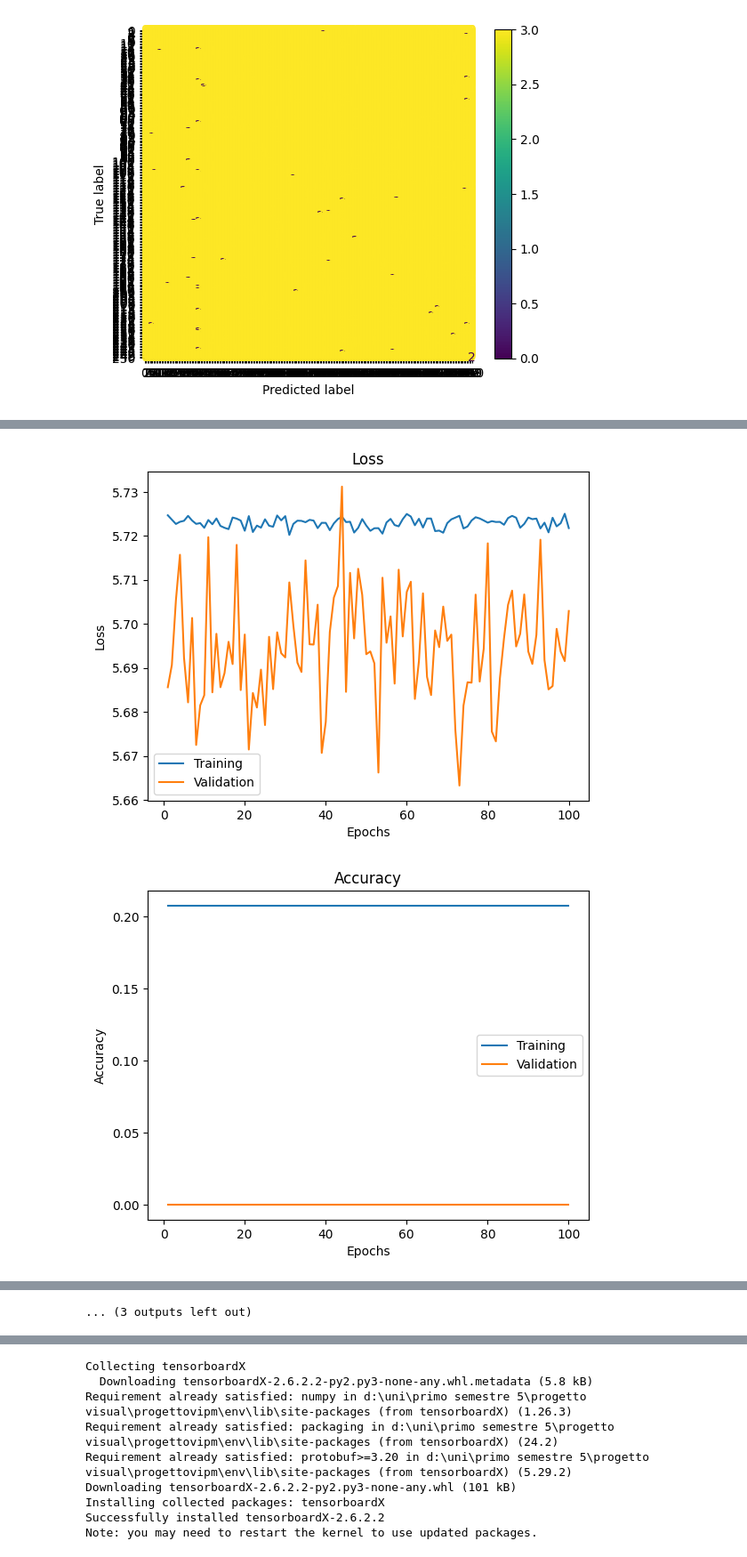
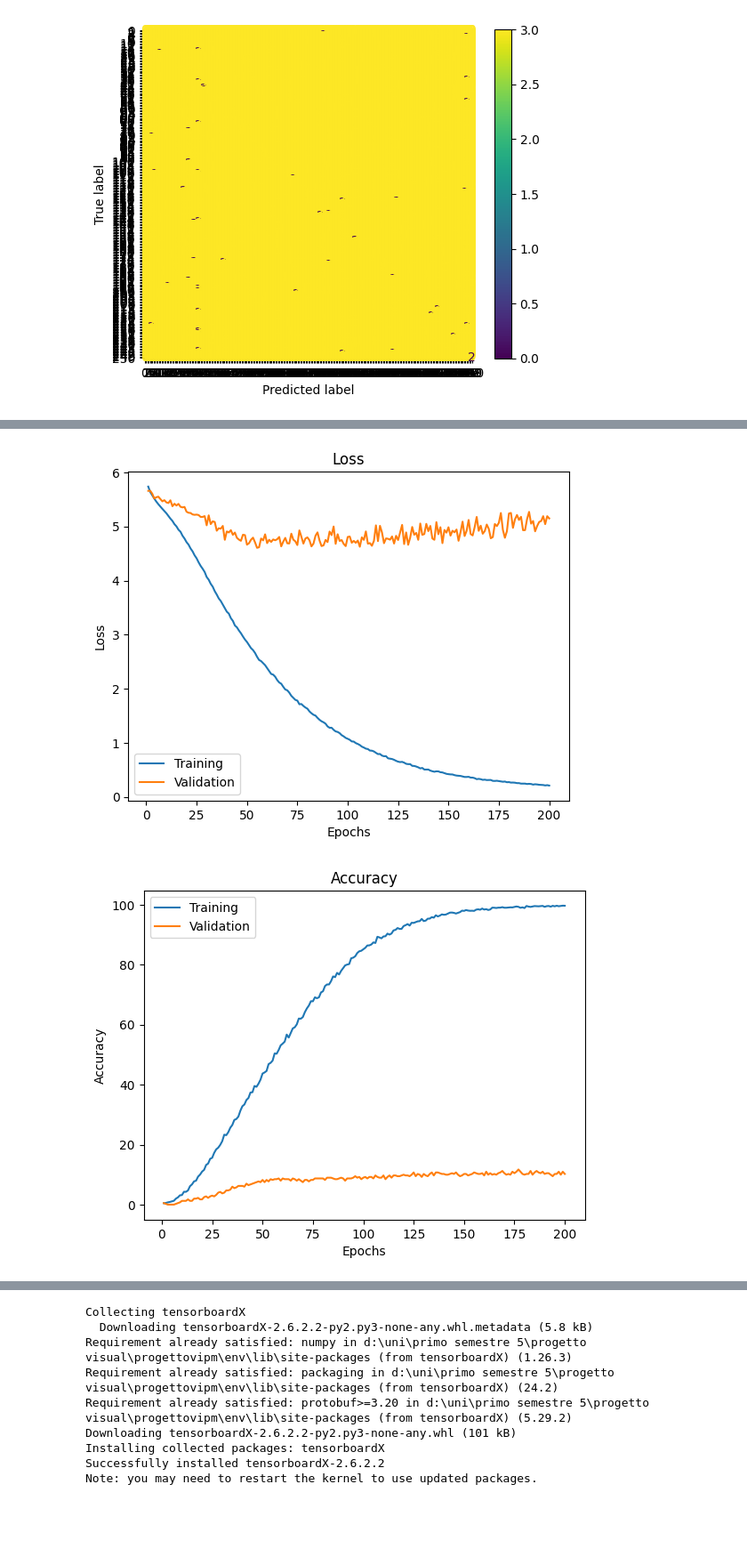
Before and after one commit to Adri261/progettoVIPM, a Jupyter notebook: Transfer_Learning/transfer-learning-with-alexnet.ipynb, the cells around one changed output, grey strips where cells are left out. Shown at 89% size. Saved outputs shown, nothing was run; the diff lists cells and outputs as text; code cells hidden in the pictures; blank space fills up the shorter version.

```diff
--- a/Transfer_Learning/transfer-learning-with-alexnet.ipynb
+++ b/Transfer_Learning/transfer-learning-with-alexnet.ipynb
@@ -114,7 +114,7 @@ Original classification layers:AlexNet(
 # %%
 # t sta per "tensor", ovvero il vettore sulla gpu, mentre "n" sta per "numpy", ovvero il vettore sulla cpu
 
-linear_layers_to_remove = 1
+linear_layers_to_remove = 3
 X_train_ale_t, X_train_ale_n, y_train, X_test_ale_t, X_test_ale_n, y_test, fine_tune_layers, modified_net = extract_features(train_set=datasets.TRAINING_80,
                                                                                             test_set=datasets.VALIDATION_20,
                                                                                             network=chosen_net,
@@ -266,11 +265,11 @@ model = deepcopy(fine_tune_layers)
 
 optimizer = torch.optim.SGD(model.parameters(), lr=0.001, momentum=0.9)
 
-n_epochs = 100
+n_epochs = 200
 batch_size = 128
 k_for_accuracy = 10
 
-stratified_kFold = True
+stratified_kFold = False
 
 if stratified_kFold:
     dataloaders = dataloader_stratified_kfold(dataset=datasets.TRAINING_80, k=5, network_input_size=227, batch_size=1, shuffle=False, cuda=True, transform=None, y_cuda=None)
@@ -286,7 +285,12 @@ if stratified_kFold:
         val_loader = train_val_loader[1]
         x_train, y_train = extract_features_from_dataloader(loader=train_loader, out_features = 4096,transfer_network=modified_net, dataset_type="labelled")
         x_val, y_val = extract_features_from_dataloader(loader=val_loader, out_features = 4096,transfer_network=modified_net, dataset_type="labelled")
-        trained_model, losses, accuracies, k_accuracies = fine_tune_network_layers(cuda=cuda, model=model, x_train =x_train, y_train=y_train, n_epochs=n_epochs,
+
+        fold_net = deepcopy(model)
+
+        fold_net = torch.optim.SGD(model.parameters(), lr=0.001, momentum=0.9)
+
+        trained_model, losses, accuracies, k_accuracies = fine_tune_network_layers(cuda=cuda, model=fold_net, x_train =x_train, y_train=y_train, n_epochs=n_epochs,
                                                                                  batch_size=batch_size,loss_function=loss_function, optimizer=optimizer, k_for_accuracy= k_for_accuracy)
         # trained_models[i] = trained_model
         # models_losses[i] = losses
@@ -299,6 +303,6 @@ if stratified_kFold:
         i += 1
         print("---------------------------------------------------------")
 else:
-    trained_model, losses, accuracies, k_accuracies = fine_tune_network_layers(cuda, model=model, x_train=X_train_ale_t, y_train=y_train, n_epochs=n_epochs,
+    trained_model, losses, accuracies, k_accuracies = fine_tune_network_layers(cuda, model=model, x_train=X_train_ale_t.cuda(), y_train=y_train, n_epochs=n_epochs,
                                                  batch_size=batch_size, loss_function=loss_function, optimizer=optimizer, k_for_accuracy= k_for_accuracy)
 # %% [output]
@@ -325,26 +326,26 @@ Validation Loss: 5.702827135721843, Accuracy: 0.9345794392523364%, 10-Accuracy:
 # %%
 
 def plot(history, type, model_name):
   x_plot = list(range(1,len(history)+1))
   plt.figure()
   plt.title(type)
   plt.xlabel('Epochs')
   plt.ylabel(type)
   plt.plot(x_plot, history[:,0])
   plt.plot(x_plot, history[:,1])
   plt.legend(['Training', 'Validation'])
   plt.savefig("./Transfer_Learning/models_plots/Alexnet/{}_{}.png".format(type,model_name))
 
 # print(losses)
 if stratified_kFold:
   for i in range(5):
-    plot(models_losses[i], "Loss", model_name="minus{}_100e_80_20_split_fold{}".format(linear_layers_to_remove, i+1))
-    plot(models_accuracies[i], "Accuracy", model_name="minus{}_100e_80_20_split_fold{}".format(linear_layers_to_remove,i+1))
-    plot(models_k_accuracies[i], f"{k_for_accuracy}-Accuracy", model_name="minus{}_100e_80_20_split_fold{}".format(linear_layers_to_remove,i+1))
+    plot(models_losses[i], "Loss", model_name="minus{}_{}e_80_20_split_fold{}".format(linear_layers_to_remove, n_epochs, i+1))
+    plot(models_accuracies[i], "Accuracy", model_name="minus{}_{}e_80_20_split_fold{}".format(linear_layers_to_remove, n_epochs, i+1))
+    plot(models_k_accuracies[i], f"{k_for_accuracy}-Accuracy", model_name="minus{}_{}e_80_20_split_fold{}".format(linear_layers_to_remove, n_epochs, i+1))
 else:
-  plot(losses, "Loss", model_name="minus{}_100e_80_20_split".format(linear_layers_to_remove))
-  plot(accuracies, "Accuracy", model_name="minus{}_100e_80_20_split".format(linear_layers_to_remove))
-  plot(k_accuracies, f"{k_for_accuracy}-Accuracy", model_name="minus{}_100e_80_20_split".format(linear_layers_to_remove))
+  plot(losses, "Loss", model_name="minus{}_{}e_80_20_split".format(linear_layers_to_remove,n_epochs))
+  plot(accuracies, "Accuracy", model_name="minus{}_{}e_80_20_split".format(linear_layers_to_remove,n_epochs))
+  plot(k_accuracies, f"{k_for_accuracy}-Accuracy", model_name="minus{}_{}e_80_20_split".format(linear_layers_to_remove,n_epochs))
 # %% [output]
-[figure, old version]
+[figure, new version]
-[figure, old version]
+[figure, new version]
@@ -361,4 +353,3 @@ else:
-... (3 outputs left out)
 # %%
 if stratified_kFold:
   for i in range(5):
```
Also changed, not shown: parts of 4 cells of this notebook, 19 other files.
